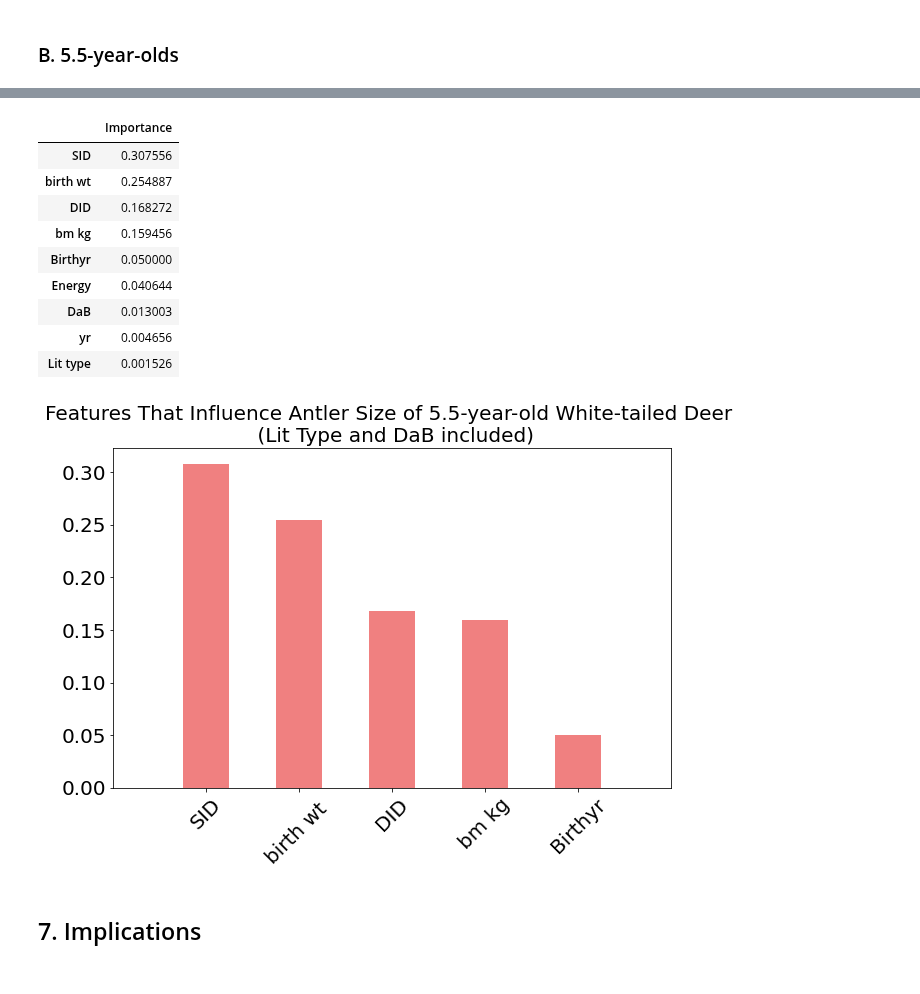
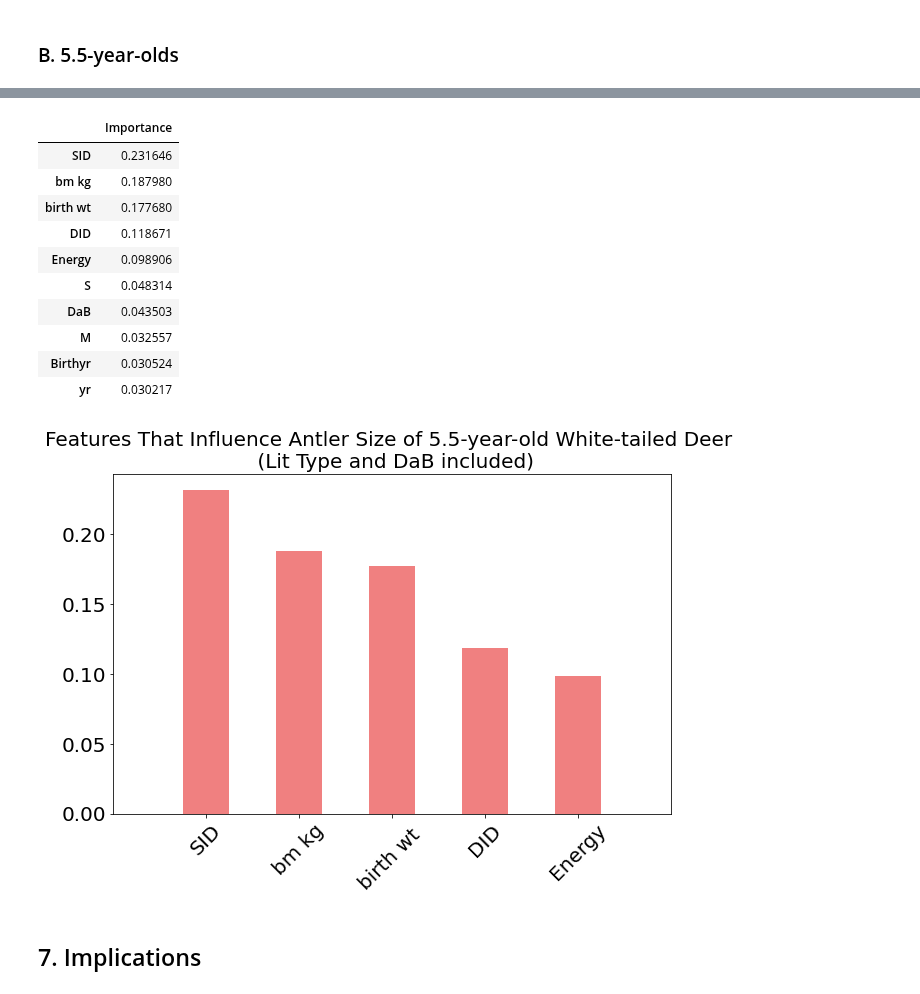
Before and after one commit to sont5413/Predictors-of-Antler-Size-in-White-tailed-Deer, a Jupyter notebook: Antler Size_4.5-_&_5.5-year-olds.ipynb, the cells around one changed output, grey strips where cells are left out. Drawn from its saved outputs; the diff is of its cells as text; code cells hidden in the pictures.

```diff
--- a/Antler Size_4.5-_&_5.5-year-olds.ipynb
+++ b/Antler Size_4.5-_&_5.5-year-olds.ipynb
@@ -74,7 +62,15 @@ data_5_ALL.dropna()
 # %%
-from sklearn.preprocessing import OrdinalEncoder, LabelEncoder
+le = LabelEncoder()
+one_hot = OneHotEncoder()
 
-le = LabelEncoder()
 data_4['Energy'] = le.fit_transform(data_4['Energy'])
-data_4['antler kg'] = le.fit_transform(data_4['antler kg'])
-data_4['bm kg'] = le.fit_transform(data_4['bm kg'])
+
+data_4_ALL['Energy'] = le.fit_transform(data_4_ALL['Energy'])
+lit_4_encoded = one_hot.fit_transform(data_4_ALL[['Lit type']])
+data_4_ALL[one_hot.categories_[0]] = lit_4_encoded.toarray()
+
+data_5['Energy'] = le.fit_transform(data_5['Energy'])
+
+data_5_ALL['Energy'] = le.fit_transform(data_5_ALL['Energy'])
+lit_5_encoded = one_hot.fit_transform(data_5_ALL[['Lit type']])
+data_5_ALL[one_hot.categories_[0]] = lit_5_encoded.toarray()
@@ -97,12 +77,6 @@ data_5['bm kg'] = le.fit_transform(data_5['bm kg'])
-# %%
-from sklearn.preprocessing import OrdinalEncoder, LabelEncoder
-
-le = LabelEncoder()
-data_5_ALL['Energy'] = le.fit_transform(data_5_ALL['Energy'])
-data_5_ALL['antler kg'] = le.fit_transform(data_5_ALL['antler kg'])
-data_5_ALL['bm kg'] = le.fit_transform(data_5_ALL['bm kg'])
-data_5_ALL['Lit type'] = le.fit_transform(data_5_ALL['Lit type'])
-data_5_ALL['DaB'] = le.fit_transform(data_5_ALL['DaB'])
+# %%
+data_4_ALL = data_4_ALL.drop(columns=['Lit type'])
+data_5_ALL = data_5_ALL.drop(columns=['Lit type'])
 # %% [markdown]
 ## 5. Creating the test and train data sets
 # %%
@@ -180,8 +137,5 @@ print(mean_absolute_error(y_test,y_pred_rfc))
 # %%
-from sklearn.ensemble import RandomForestClassifier
-
-
-rfc_1 = RandomForestClassifier(random_state=0)
+rfc_1 = RandomForestRegressor(random_state=0)
 
 rfc_1.fit(X_train_1, y_train_1)
 
@@ -353,37 +300,38 @@ plt.show()
 # %%
-feat_importances_1 = pd.DataFrame(gb_1.feature_importances_, index=X_train_1.columns, columns=["Importance"])
+feat_importances_1 = pd.DataFrame(rfc_1.feature_importances_, index=X_train_1.columns, columns=["Importance"])
 feat_importances_1.sort_values(by='Importance', ascending=False, inplace=True)
 feat_importances_1
 # %% [output]
 |  | Importance |
-| SID | 0.307556 |
-| birth wt | 0.254887 |
-| DID | 0.168272 |
-| bm kg | 0.159456 |
-| Birthyr | 0.050000 |
-| Energy | 0.040644 |
-| DaB | 0.013003 |
-| yr | 0.004656 |
-| Lit type | 0.001526 |
+| SID | 0.231646 |
+| bm kg | 0.187980 |
+| birth wt | 0.177680 |
+| DID | 0.118671 |
+| Energy | 0.098906 |
+| S | 0.048314 |
+| DaB | 0.043503 |
+| M | 0.032557 |
+| Birthyr | 0.030524 |
+| yr | 0.030217 |
 # %%
 feature_names_1 = [col for col in X_train_1]
-feature_importances_1 = gb_1.feature_importances_
+feature_importances_1 = rfc_1.feature_importances_
 indices_1 = np.argsort(feature_importances_1)[::-1]
 n = 5 # maximum feature importances displayed
 idx_1 = indices_1[0:n]
 std = np.std(gb_1.feature_importances_)
 
 plt.figure(figsize=(10, 6.25))
 titlefont = 20
 plt.title("Features That Influence Antler Size of 5.5-year-old White-tailed Deer \n (Lit Type and DaB included)", fontdict={'fontsize':titlefont})
 plt.bar(range(n), feature_importances_1[idx_1], color="lightcoral", width=0.5, align="center")
 xticksize = 20
 plt.xticks(range(n), [feature_names_1[id] for id in idx_1], rotation = 45, fontdict={'fontsize':xticksize})
 plt.tick_params(axis='y', which='major', labelsize=20)
 plt.xlim([-1, n])
 plt.show()
 # %% [output]
-[figure, old version]
+[figure, new version]
 # %% [markdown]
 ## 7. Implications
 # %% [markdown]
```
Also changed, not shown: parts of 27 cells of this notebook, 4 other files.
